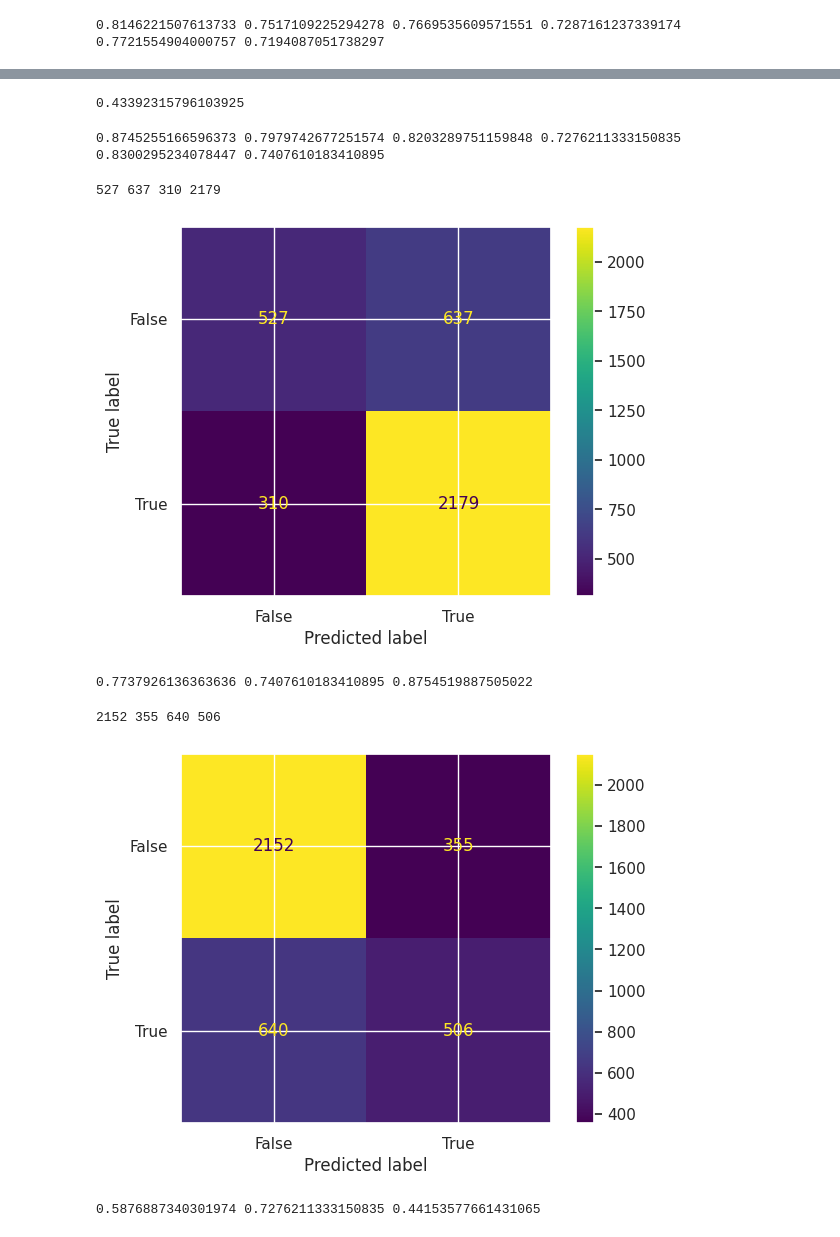
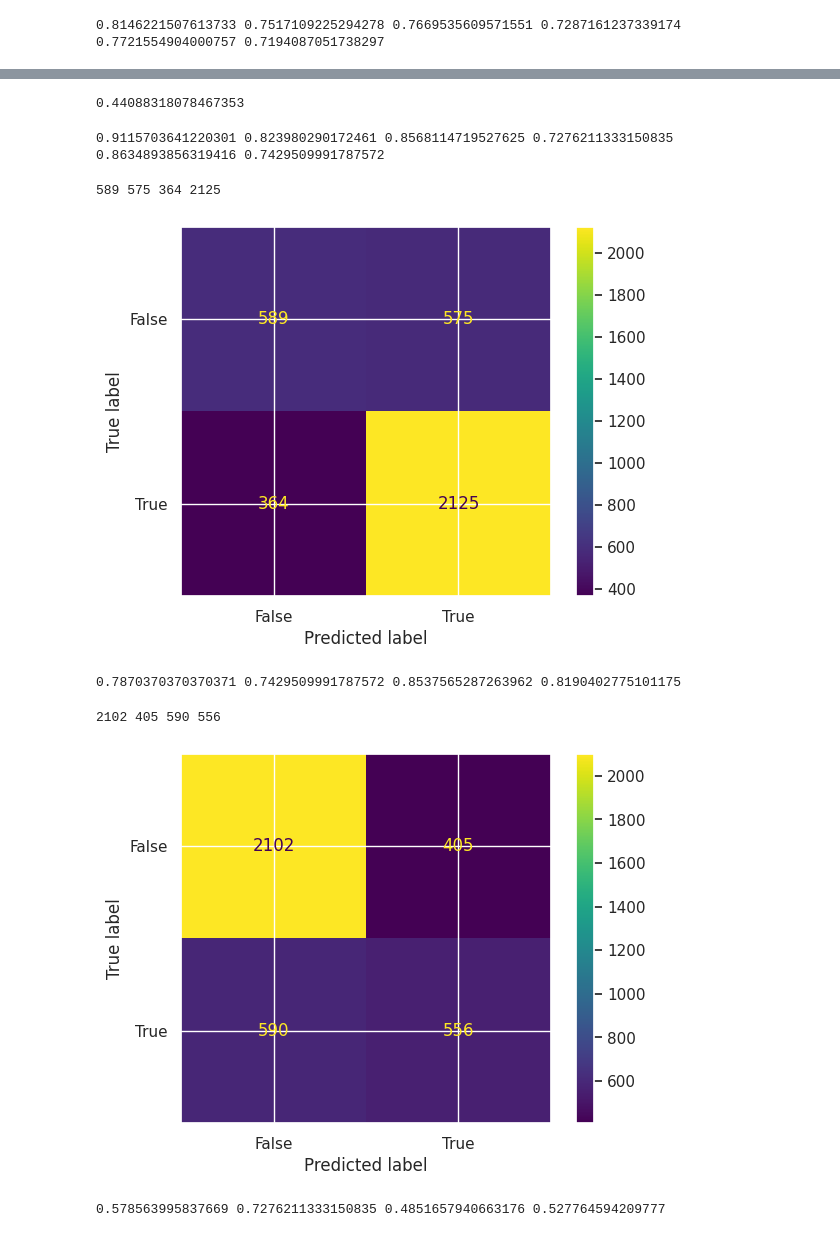
Before and after one commit to SzymonCisowski/PFML_Project, a Jupyter notebook: Projekt_PFML1.ipynb, the cells around one changed output, grey strips where cells are left out. Drawn from its saved outputs; the diff is of its cells as text; code cells hidden in the pictures.

```diff
--- a/Projekt_PFML1.ipynb
+++ b/Projekt_PFML1.ipynb
@@ -500,5 +504,6 @@ print(acc_sum_train,acc_sum_valid)
 # %%
 data_merged_X=pd.concat([X_train_noFloor, X_valid_noFloor])
 data_merged_Y=pd.concat([Y_train, Y_valid])
+data_merged_standardized_X=pd.concat([data_standardized_train_noFloor, data_standardized_valid_noFloor])
 # %%
 from sklearn.model_selection import cross_val_score, cross_validate
@@ -559,10 +564,10 @@ ValueError: Target is multilabel-indicator but average='binary'. Please choose a
   warnings.warn(
 # %%
 from sklearn.model_selection import GridSearchCV
-clf = tree.DecisionTreeClassifier()
-parameters = {'criterion':('gini', 'entropy','log_loss'), 'max_depth':range(1, 12,1),'min_samples_split':range(1,12,1)}
+clf = KNeighborsClassifier()
+parameters = { 'n_neighbors':range(2, 10,1),'algorithm':('auto', 'ball_tree', 'kd_tree', 'brute')}
 grid_search = GridSearchCV(clf, parameters, cv=5, scoring='accuracy')
-grid_search.fit(data_merged_X, data_merged_Y)
+grid_search.fit(data_merged_standardized_X, data_merged_Y)
 print(grid_search.best_params_) # to get the best parameters
 #print(grid_search.best_estimator_) # to get the best estimator
 #print(grid_search.cv_results_) # to get all results
@@ -588,12 +576,12 @@ Traceback (most recent call last):
 # %%
 print(grid_search.best_score_) # to get all results
 # %% [output]
-0.43392315796103925
+0.44088318078467353
 # %%
-clf = tree.DecisionTreeClassifier(max_depth=11,criterion='gini',splitter='best',min_samples_split=3)
-clf.fit(data_merged_X, data_merged_Y)
-y_pred_train = clf.predict(data_merged_X)
-y_pred = clf.predict(X_test_noFloor)
+clf = KNeighborsClassifier(n_neighbors=3,algorithm='auto')
+clf.fit(data_merged_standardized_X, data_merged_Y)
+y_pred_train = clf.predict(data_merged_standardized_X)
+y_pred = clf.predict(data_standardized_test_noFloor)
 
 acc_train_elevator = accuracy_score(data_merged_Y['hasElevator'], y_pred_train[:,2])
 acc_val_elevator = accuracy_score(Y_test['hasElevator'], y_pred[:,2])
@@ -603,31 +591,31 @@ acc_train_balcony = accuracy_score(data_merged_Y['hasBalcony'], y_pred_train[:,0
 acc_val_balcony = accuracy_score(Y_test['hasBalcony'], y_pred[:,0])
 print(acc_train_elevator,acc_val_elevator,acc_train_parking,acc_val_parking,acc_train_balcony,acc_val_balcony)
 # %% [output]
-0.8745255166596373 0.7979742677251574 0.8203289751159848 0.7276211333150835 0.8300295234078447 0.7407610183410895
+0.9115703641220301 0.823980290172461 0.8568114719527625 0.7276211333150835 0.8634893856319416 0.7429509991787572
 # %%
 
 
 
 
 from sklearn.metrics import confusion_matrix
 
 tn, fp, fn, tp = confusion_matrix(Y_test['hasBalcony'], y_pred[:,0]).ravel()
 print(tn,fp,fn,tp)
 from sklearn import metrics
 confusion_matrix=metrics.confusion_matrix(Y_test['hasBalcony'],y_pred[:,0])
 cm_display=metrics.ConfusionMatrixDisplay(confusion_matrix=confusion_matrix,display_labels = [False,True])
 cm_display.plot()
 plt.show()
 precision = tp/(tp+fp)
 accuracy= (tp+tn)/(tp+fp+fn+tn)
 recall=tp/(tp+fn)
+f1=2*(precision*recall)/(precision+recall)
 
-
-print(precision,accuracy,recall)
+print(precision,accuracy,recall,f1)
 # %% [output]
-527 637 310 2179
+589 575 364 2125
-[figure, old version]
+[figure, new version]
-0.7737926136363636 0.7407610183410895 0.8754519887505022
+0.7870370370370371 0.7429509991787572 0.8537565287263962 0.8190402775101175
 # %%
 from sklearn.metrics import confusion_matrix
 tn, fp, fn, tp = confusion_matrix(Y_test['hasParkingSpace'], y_pred[:,1]).ravel()
@@ -640,13 +628,13 @@ plt.show()
 precision = tp/(tp+fp)
 accuracy= (tp+tn)/(tp+fp+fn+tn)
 recall=tp/(tp+fn)
+f1=2*(precision*recall)/(precision+recall)
 
-
-print(precision,accuracy,recall)
+print(precision,accuracy,recall,f1)
 # %% [output]
-2152 355 640 506
+2102 405 590 556
-[figure, old version]
+[figure, new version]
-0.5876887340301974 0.7276211333150835 0.44153577661431065
+0.578563995837669 0.7276211333150835 0.4851657940663176 0.527764594209777
 # %%
 from sklearn.metrics import confusion_matrix
 tn, fp, fn, tp = confusion_matrix(Y_test['hasElevator'], y_pred[:,2]).ravel()
```
Also changed, not shown: parts of 6 cells of this notebook.
